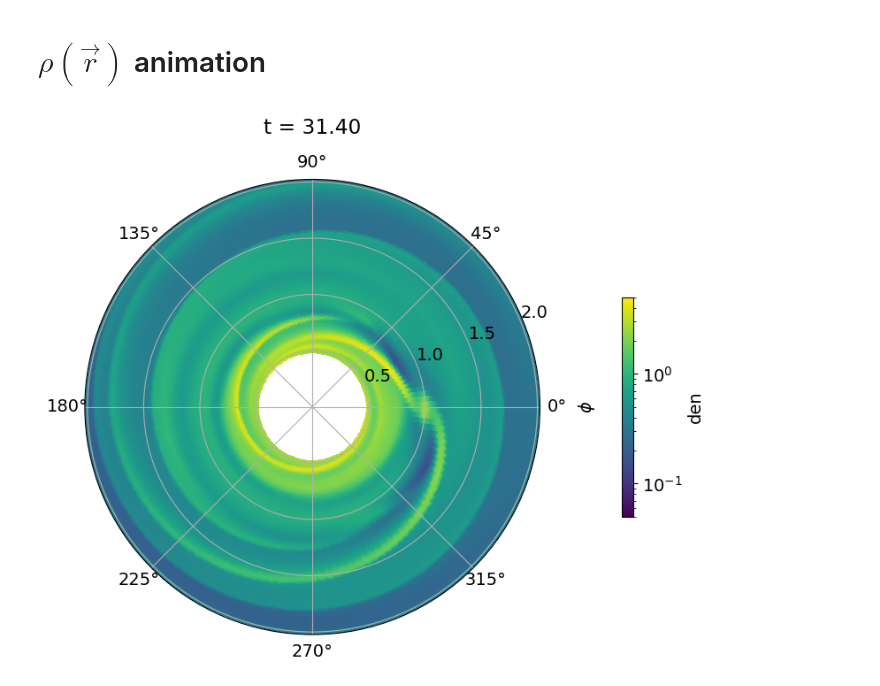
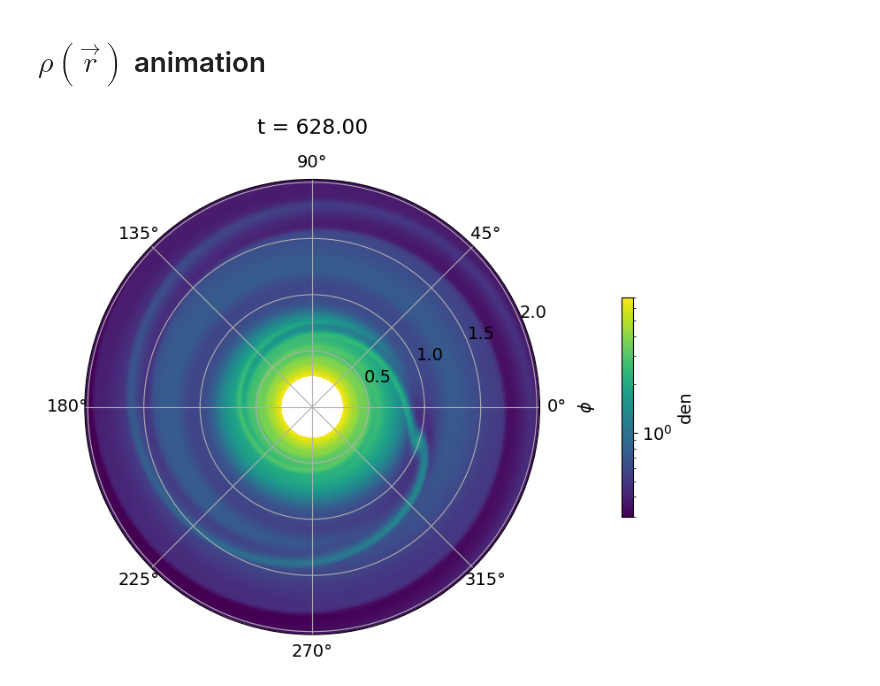
Before and after one commit to Jupiter1994/athena-warps, a Jupyter notebook: warped-disks/jiarus_diagnosis_2d.ipynb, the cells around one changed output. Saved outputs shown, nothing was run; the diff lists cells and outputs as text; code cells hidden in the pictures.

```diff
--- a/warped-disks/jiarus_diagnosis_2d.ipynb
+++ b/warped-disks/jiarus_diagnosis_2d.ipynb
@@ -13,7 +13,7 @@ import athena_read
 import glob
 # %%
 ## Snapshots registration
-sim_name = 'disk-2d-planet2a'
+sim_name = 'disk-2d-planet7'
 path = '/scratch/phn2956/' + sim_name + '/'
 #path = '/scratch/phn2956/disk_2d_viscous_gap/'
 snapshot_list = sorted(glob.glob(path+'disk.out1.*.athdf'))
@@ -150,13 +308,12 @@ phi_3d.shape
 # %%
-# TODO: plot density in xy-plane
+# plot density in xy-plane
+snapshot_plot = snapshot_list[200::5] # snapshot_list[0:101:5]
 
-ind = 10
-
-snapshot_plot = snapshot_list[1:2:5] # snapshot_list[0:101:5]
+plot_rho = True
 
 for i, frame in enumerate(snapshot_plot):
 
-    ath_data  = athena_read.athdf(frame,num_ghost=2,quantities=["rho"])
+    ath_data  = athena_read.athdf(frame,num_ghost=2,quantities=["rho", "vel1"])
     t_sim = ath_data['Time']
     #print('loading snapshot at t= %5.1f'%t_sim)
 
@@ -168,41 +325,57 @@ for i, frame in enumerate(snapshot_plot):
 
     rad_3d, phi_3d = np.meshgrid(rad_app, phi_app, indexing='ij')
 
-    #### Read Athena++ data: density values. ####
-    den = np.swapaxes(ath_data['rho'],0,2)
+    #### Read Athena++ data: density or v_r values. ####
+    den = np.swapaxes(ath_data['vel1'],0,2)
+    if plot_rho:
+        den = np.swapaxes(ath_data['rho'],0,2)
 
     fig = plt.figure(figsize=(8,7))
     #ax = fig.add_subplot()
     ax = fig.add_subplot(projection='polar')
 
     ## view from above
-    kws = {'cmap': 'viridis', 'norm': mcolors.LogNorm(vmin=5e-2, vmax=5e0)}
+    kws = {'cmap': 'coolwarm', \
+        #'norm': mcolors.SymLogNorm(linthresh=5e-7, vmin=-1e-3, vmax=1e-3)}
+        'norm': mcolors.SymLogNorm(linthresh=5e-3, vmin=-1e1, vmax=1e1)}
+    if plot_rho:
+        kws = {'cmap': 'viridis', 'norm': mcolors.LogNorm(vmin=3e-1, vmax=7e0)}
     c = ax.pcolormesh(phi_3d[:, :], rad_3d[:, :], den[:,2:-2,0], **kws)
 
+    #ax.plot(phi_3d[0,:], np.zeros(phi_3d[0,:].shape)+r_iwkz, color="red", label="r_iwkz")
+    #ax.plot(phi_3d[0,:], np.zeros(phi_3d[0,:].shape)+r_owkz, color="red", label="r_owkz")
+
     #cbar_ax = fig.add_axes([0.85, 0.15, 0.05, 0.7])
-    fig.colorbar(c, ax=ax, label="den", pad=.15, fraction=0.02)
+    label = "vr"
+    if plot_rho:
+        label = "den"
+    fig.colorbar(c, ax=ax, label=label, pad=.15, fraction=0.02)
 
     ## set axes
-    # ax.set_rlim(.2, 2.2)
+    #ax.set_rlim(.2, .7)
+    ax.set_yticks([0.5, 1, 1.5, 2]) # ticks in radial direction
     #ax.xaxis.set_label_position('top')
     #ax.set_xlabel("r", labelpad=-370)
 
     #ax.set_thetalim(np.pi/2- .3, np.pi/2 + .3)
     #ax.set_theta_offset(np.pi/2)
     #ax.set_theta_direction(-1)
     ax.set_ylabel(r"$\phi$", labelpad=30)
     ax.yaxis.set_label_position("right")
-    ax.set_yticks([0.5, 1, 1.5, 2]) # ticks in radial direction
     #ax.yaxis.tick_right()
 
     plt.title("t = {t_sim:.2f}".format(t_sim=t_sim), y=1.1, pad=0.05)
 
+    #plt.legend(loc="upper left")
+
     save_fig = False
-    if save_fig:
+    if save_fig and plot_rho:
         plt.savefig("Figs/" + sim_name + "-rhos/" + "%05d"%i + ".png")
+    elif save_fig:
+        plt.savefig("Figs/" + sim_name + "-vrs/" + "%05d"%i + ".png")
 
     #plt.close()
 
 plt.show()
 # %% [output]
-[figure, old version]
+[figure, new version]
```
Also changed, not shown: parts of 8 cells of this notebook.
